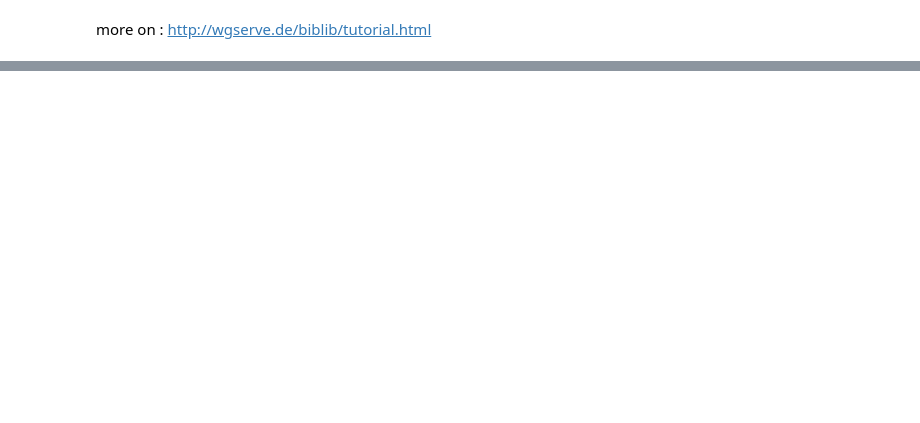
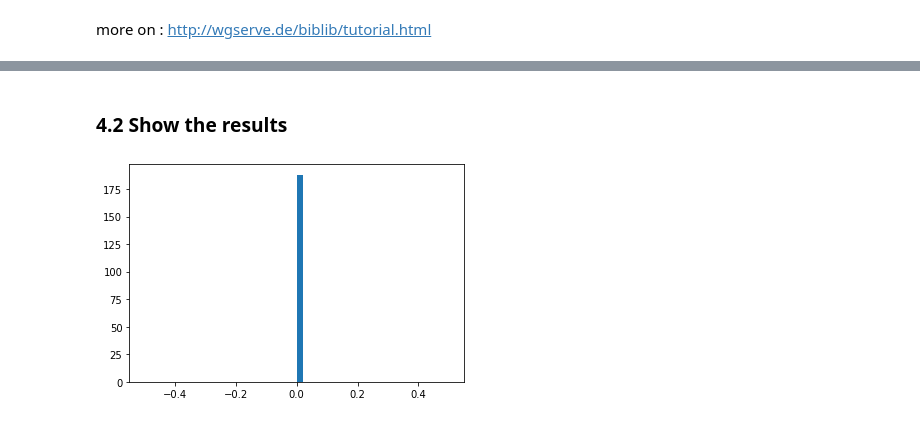
Before and after one commit to yForecasting/researchtools, a Jupyter notebook: literaturestudy/Literature_Study_Academic_Research.ipynb, the cells around one changed output, grey strips where cells are left out. Saved outputs shown, nothing was run; the diff lists cells and outputs as text; code cells hidden in the pictures; blank space fills up the shorter version.

```diff
--- a/literaturestudy/Literature_Study_Academic_Research.ipynb
+++ b/literaturestudy/Literature_Study_Academic_Research.ipynb
@@ -97,0 +403,22 @@ more on : http://wgserve.de/biblib/tutorial.html
+# %%
+import pandas as pd
+from textblob import TextBlob
+
+# Read in the dataframe
+df = pd.read_csv('literature_table.csv')
+
+# For the titles: Get the second column of the dataframe
+text = df.iloc[:, 5]
+
+# Initialize an empty list to store the sentiment scores
+sentiment_scores = []
+
+# Iterate through the text and compute the sentiment score for each row
+for t in text:
+  sentiment_scores.append(TextBlob(t).sentiment.polarity)
+
+# Add the sentiment scores to the dataframe as a new column
+df['sentiment_score'] = sentiment_scores
+
+# Print the dataframe
+print(df.sentiment_score)
@@ -97,0 +438,13 @@ more on : http://wgserve.de/biblib/tutorial.html
+# %% [markdown]
+### 4.2 Show the results
+# %%
+import matplotlib.pyplot as plt
+
+# Extract the sentiment scores from the dataframe
+sentiment_scores = df['sentiment_score']
+
+# Create a histogram of the sentiment scores
+plt.hist(sentiment_scores, bins=50)
+plt.show()
+# %% [output]
+[figure, added]
```
Also changed, not shown: parts of 42 cells of this notebook.
